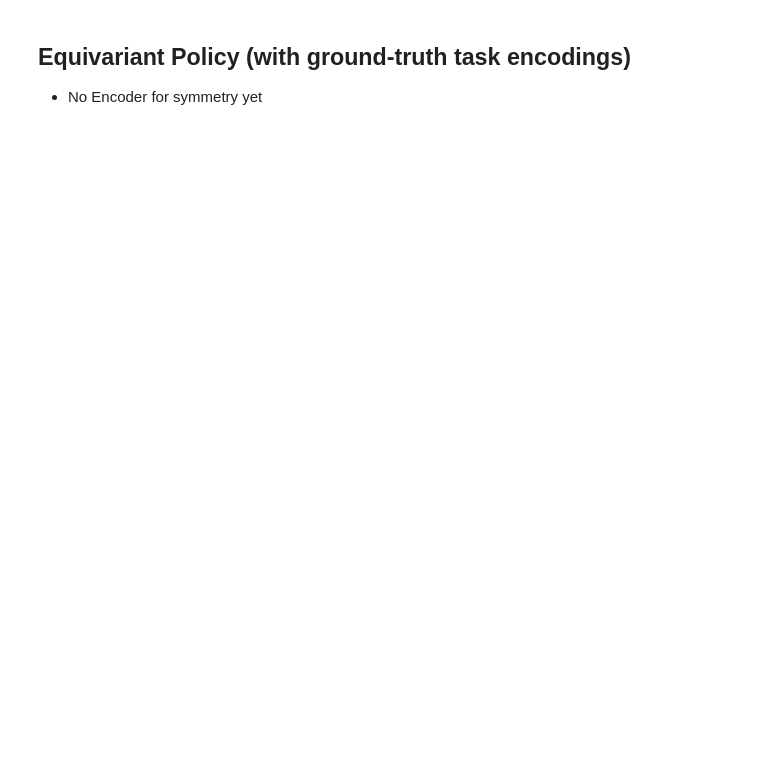
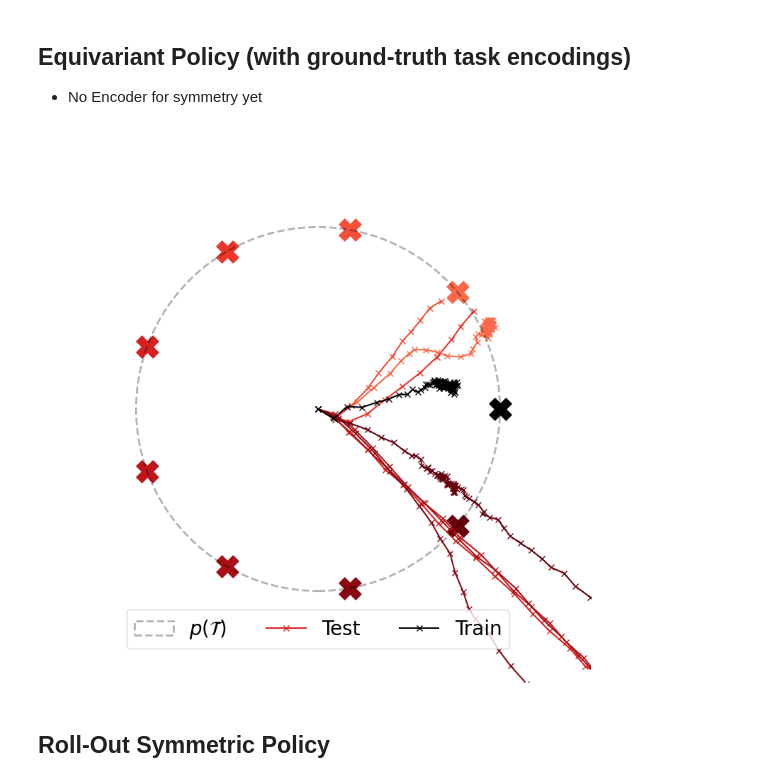
Before and after one commit to PaulNitschke/geo_meta_rl, a Jupyter notebook: task_inference.ipynb, the cells around one changed output. Cells and saved outputs as stored; diff of their text form; code cells hidden in the pictures; blank space fills up the shorter version.

```diff
--- a/task_inference.ipynb
+++ b/task_inference.ipynb
@@ -294,2 +346,15 @@ plot_rollouts_on_circle(train_trajectories=trajs_all_tasks_train,
+# %%
+plot_rollouts_on_circle(train_trajectories=trajs_all_tasks_train_equ,
+                        test_trajectories=trajs_all_tasks_test_equ,
+                        train_goal_locations=goal_positions_train,
+                        test_goal_locations=goal_positions_test,
+                        legend=True,
+                        savepath=None
+                        # savepath="trajs_equ_MDP"
+                        )
+# %% [output]
+[figure, added]
+# %% [markdown]
+## Roll-Out Symmetric Policy
 # %%
 Lg = lambda theta : np.array([[np.cos(theta), -np.sin(theta)], [np.sin(theta), np.cos(theta)]])
```
Also changed, not shown: parts of 6 cells of this notebook.
